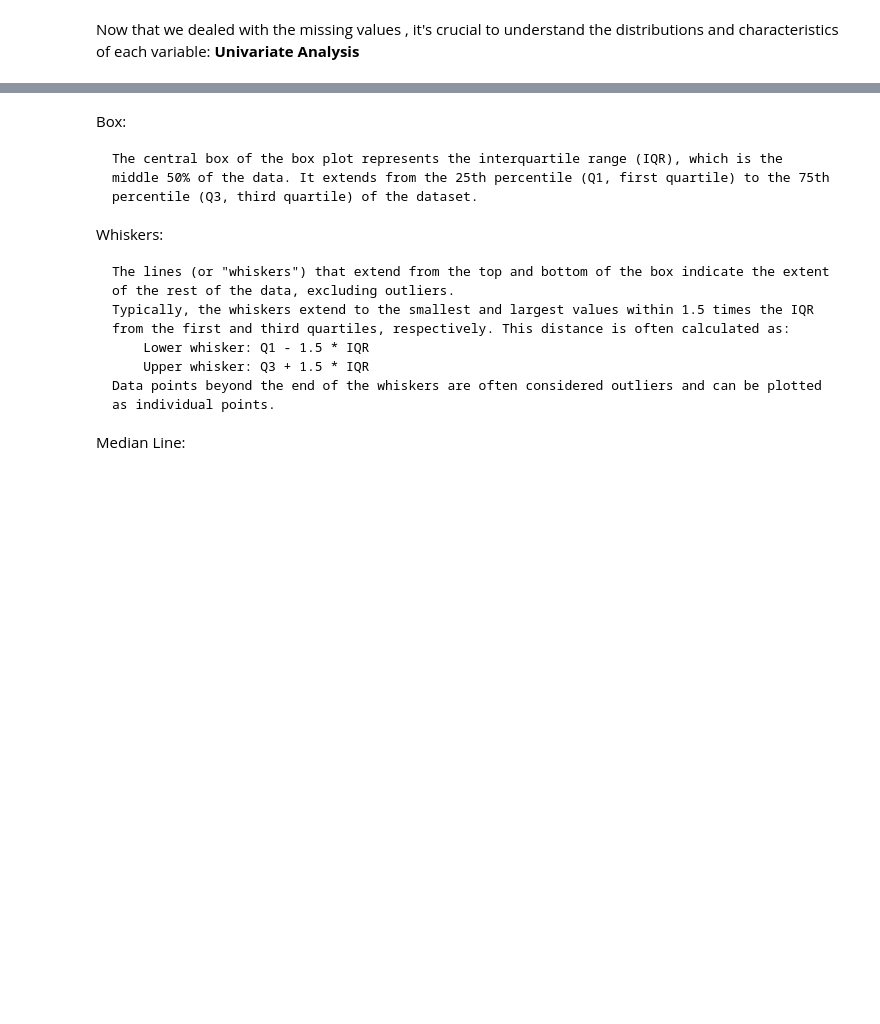
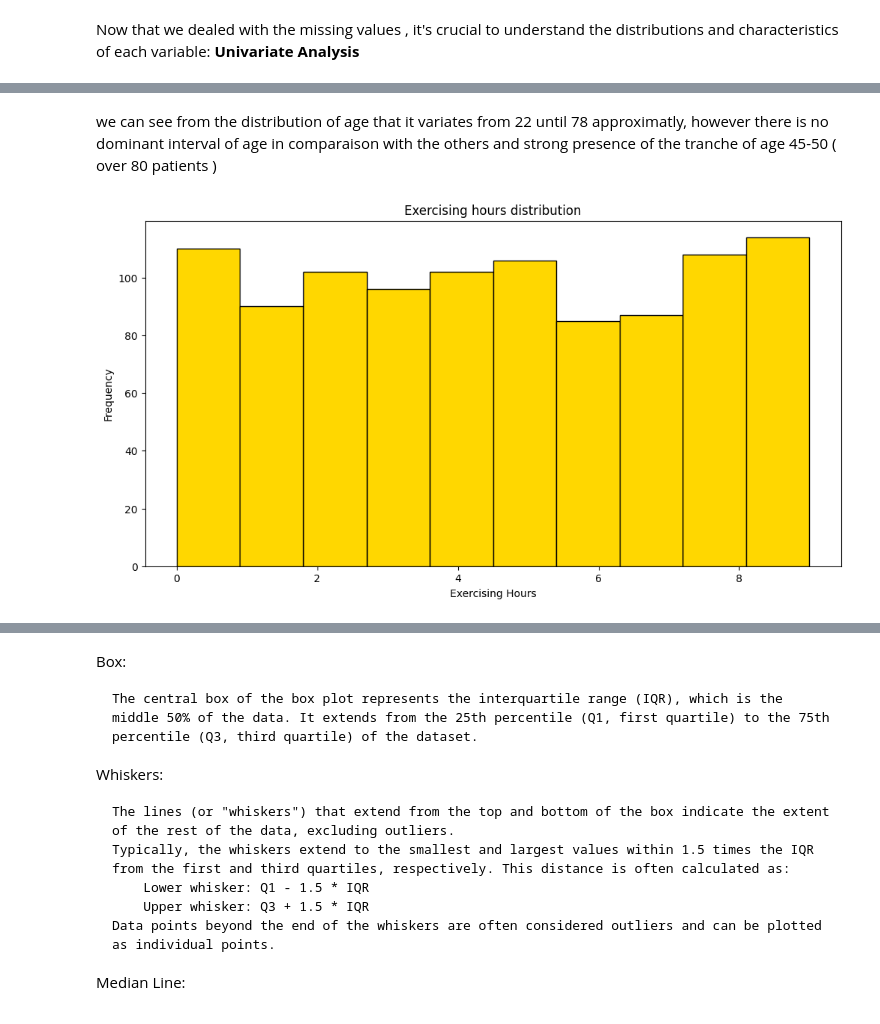
Before and after one commit to ZakariaElKazdam/EDA, a Jupyter notebook: eda.ipynb, the cells around one changed output, grey strips where cells are left out. Drawn from its saved outputs; the diff is of its cells as text; code cells hidden in the pictures; blank space fills up the shorter version.

```diff
--- a/eda.ipynb
+++ b/eda.ipynb
@@ -163,0 +170,6 @@ def draw_hist ( colonne , figsize  ,  color='red' , bins =10 , edge_color='black
+# %% [markdown]
+we can see from the distribution of age that it variates from 22 until 78 approximatly, however there is no dominant interval of age in comparaison with the others and strong presence of the tranche of age 45-50 ( over 80 patients )
+# %%
+draw_hist('Exercise Hours', color= 'gold' , bins= 10 , xlabel= 'Exercising Hours' , title = 'Exercising hours distribution')
+# %% [output]
+[figure, added]
```
Also changed, not shown: parts of 38 cells of this notebook.
